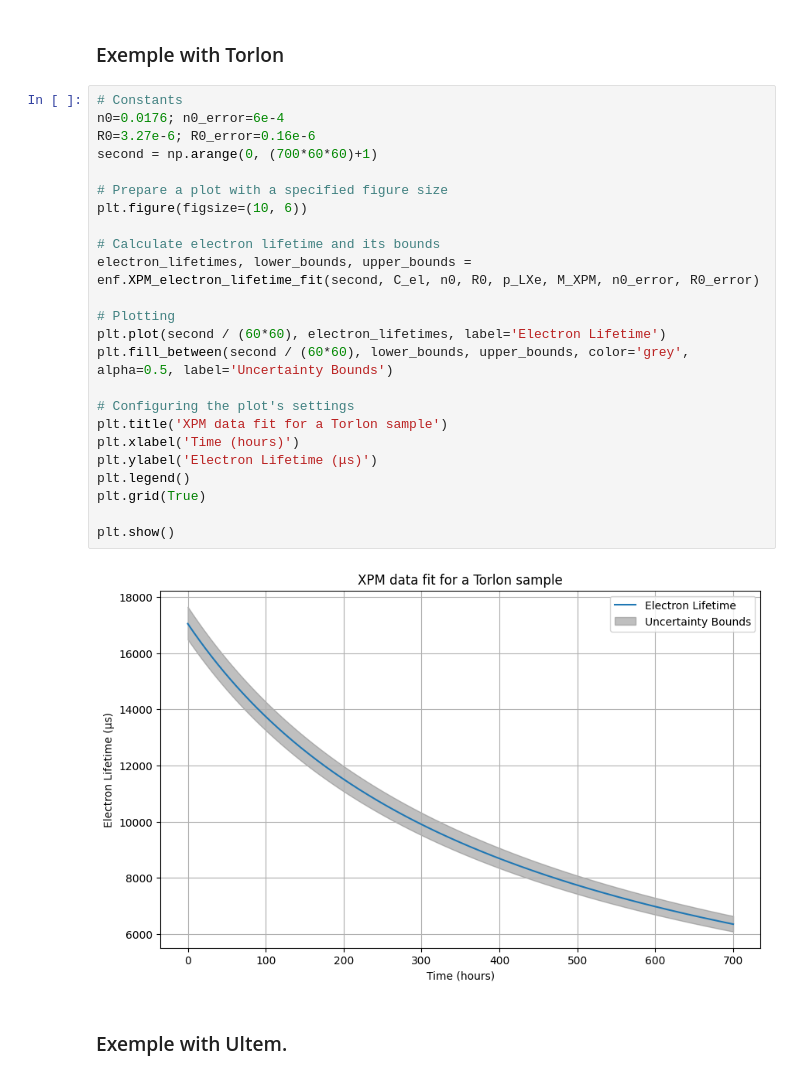
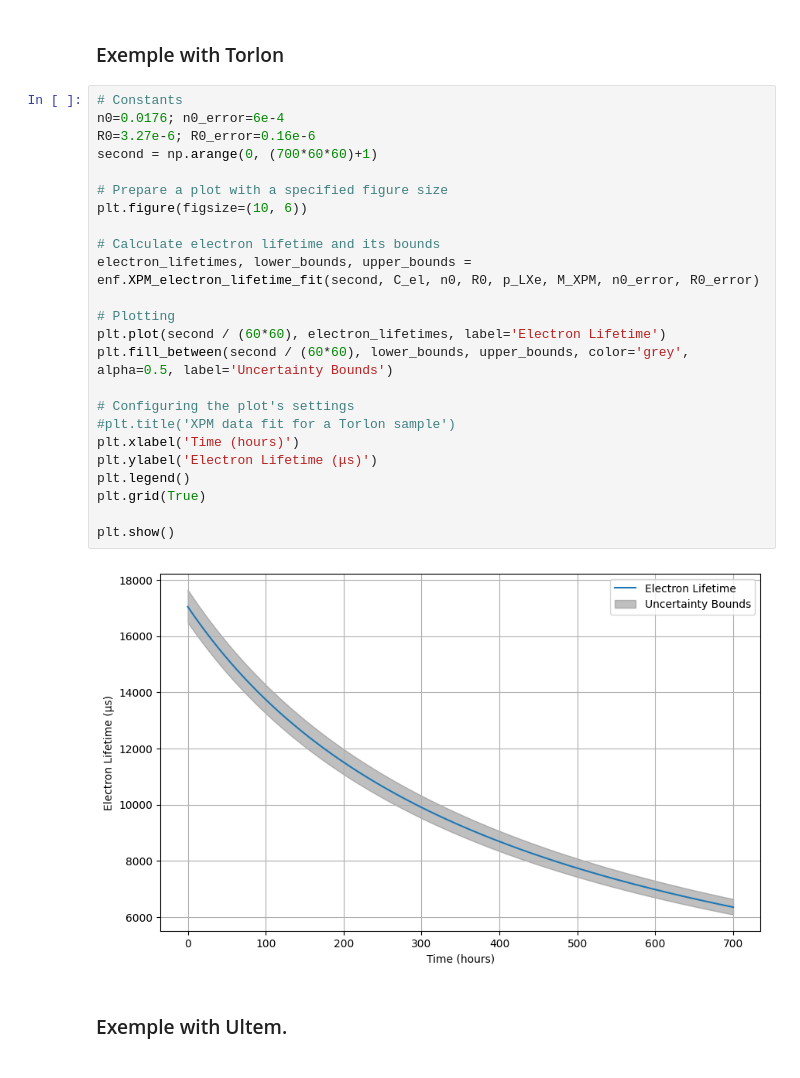
Before and after one commit to antoine-amy/Electronegative_impurities, a Jupyter notebook: Electronegative_impurities_studies.ipynb, the cells around one changed output. Saved outputs shown, nothing was run; the diff lists cells and outputs as text.

```diff
--- a/Electronegative_impurities_studies.ipynb
+++ b/Electronegative_impurities_studies.ipynb
@@ -140,29 +143,29 @@ Results might be different here than the ones shown on the data fits becauses of
 # %%
 # Constants
 n0=0.0176; n0_error=6e-4
 R0=3.27e-6; R0_error=0.16e-6
 second = np.arange(0, (700*60*60)+1)
 
 # Prepare a plot with a specified figure size
 plt.figure(figsize=(10, 6))
 
 # Calculate electron lifetime and its bounds
 electron_lifetimes, lower_bounds, upper_bounds = enf.XPM_electron_lifetime_fit(second, C_el, n0, R0, p_LXe, M_XPM, n0_error, R0_error)
 
 # Plotting
 plt.plot(second / (60*60), electron_lifetimes, label='Electron Lifetime')
 plt.fill_between(second / (60*60), lower_bounds, upper_bounds, color='grey', alpha=0.5, label='Uncertainty Bounds')
 
 # Configuring the plot's settings
-plt.title('XPM data fit for a Torlon sample')
+#plt.title('XPM data fit for a Torlon sample')
 plt.xlabel('Time (hours)')
 plt.ylabel('Electron Lifetime (μs)')
 plt.legend()
 plt.grid(True)
 
 plt.show()
 # %% [output]
-[figure, old version]
+[figure, new version]
 # %% [markdown]
 ### Exemple with Ultem.
 # %%
```
Also changed, not shown: parts of 25 cells of this notebook, 6 other files.
